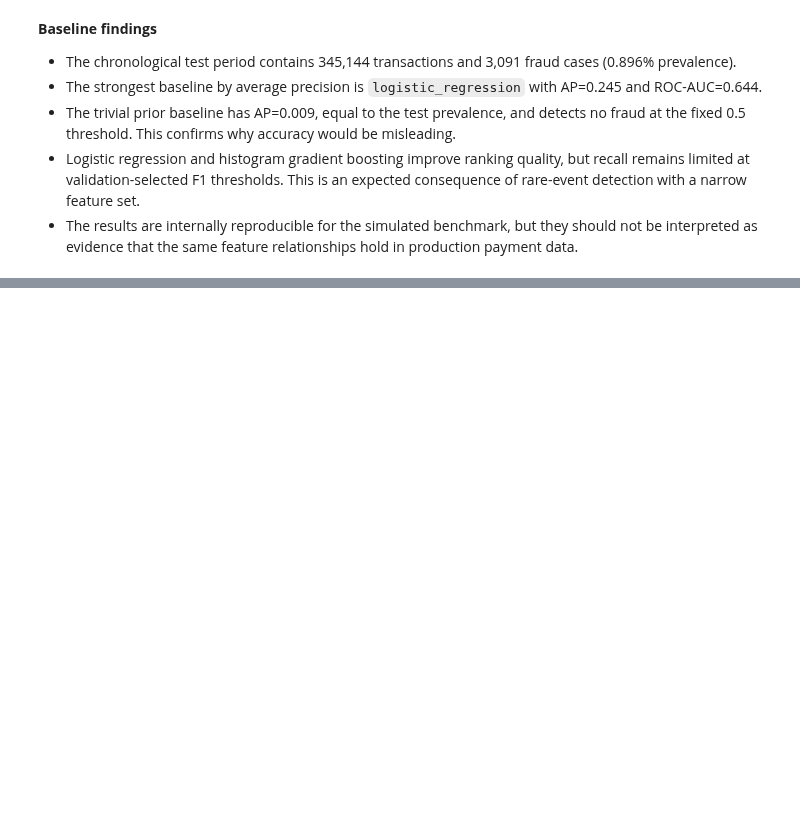
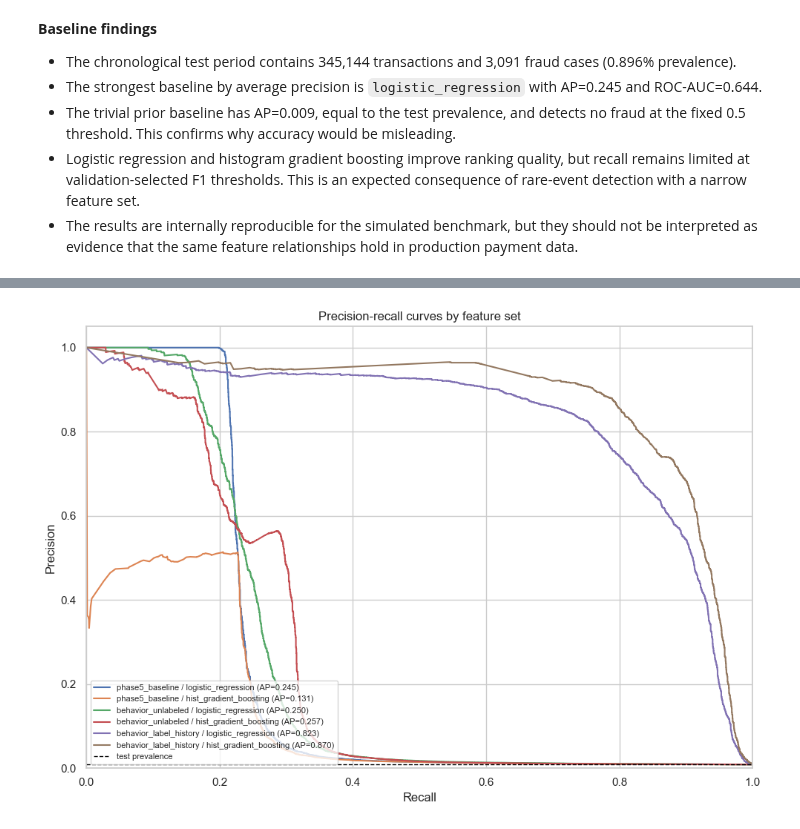
Before and after one commit to PolarScorpion/data-science-in-cyber, a Jupyter notebook: notebooks/main_analysis.ipynb, the cells around one changed output, grey strips where cells are left out. Saved outputs shown, nothing was run; the diff lists cells and outputs as text; code cells hidden in the pictures; blank space fills up the shorter version.

```diff
--- a/notebooks/main_analysis.ipynb
+++ b/notebooks/main_analysis.ipynb
@@ -1167,0 +1368,31 @@ display(Markdown(
+# %%
+fig, ax = plt.subplots(figsize=(10, 7))
+y_test_array = behavioral_result.y_test.to_numpy()
+
+for feature_set in FEATURE_SET_ORDER:
+    for model_name in ['logistic_regression', 'hist_gradient_boosting']:
+        scores = behavioral_result.test_scores[feature_set][model_name]
+        precision_curve, recall_curve, _ = precision_recall_curve(y_test_array, scores)
+        ap_score = behavioral_result.test_metrics.loc[
+            (behavioral_result.test_metrics['feature_set'] == feature_set)
+            & (behavioral_result.test_metrics['model'] == model_name),
+            'average_precision',
+        ].iloc[0]
+        ax.plot(
+            recall_curve,
+            precision_curve,
+            label=f'{feature_set} / {model_name} (AP={ap_score:.3f})',
+        )
+
+ax.axhline(behavioral_result.y_test.mean(), color='black', linestyle='--', linewidth=1, label='test prevalence')
+ax.set_title('Precision-recall curves by feature set')
+ax.set_xlabel('Recall')
+ax.set_ylabel('Precision')
+ax.set_xlim(0, 1)
+ax.set_ylim(0, 1.05)
+ax.legend(loc='lower left', fontsize=8)
+fig.tight_layout()
+save_figure(fig, figures_dir / 'behavioral_precision_recall_curves.png')
+plt.show()
+# %% [output]
+[figure, added]
```
Also changed, not shown: parts of 17 cells of this notebook, 15 other files.
